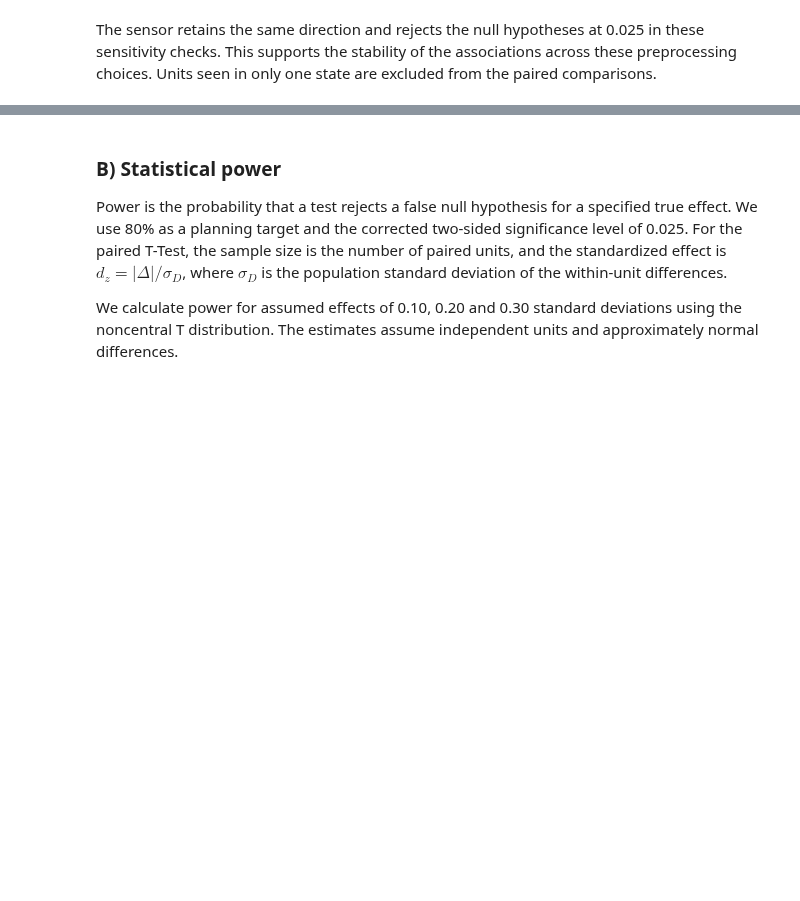
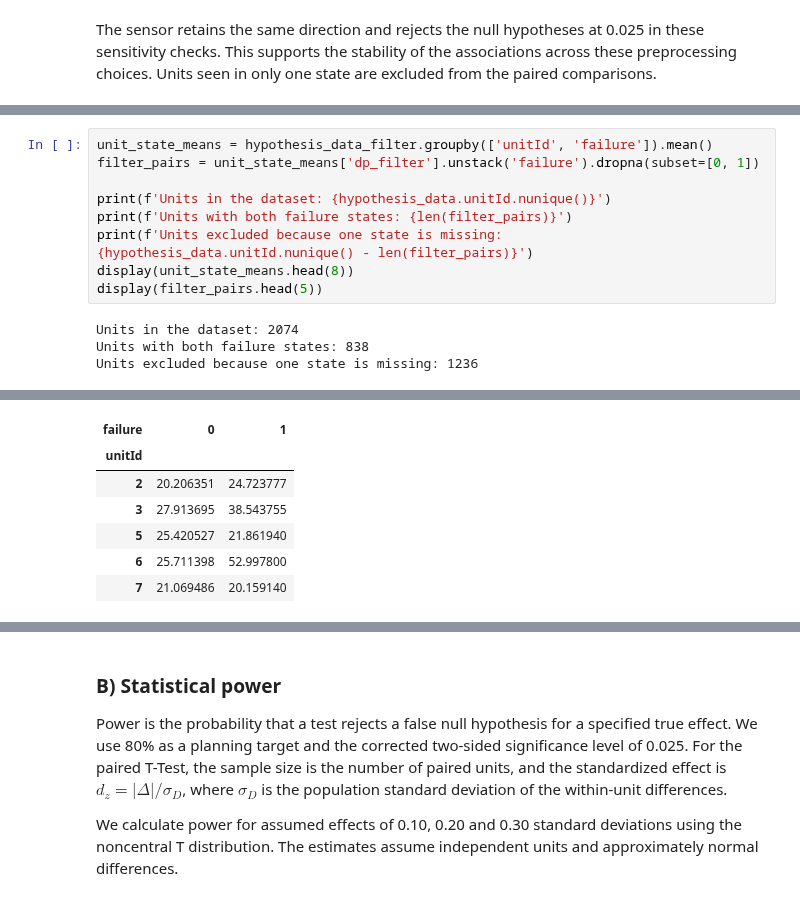
Before and after one commit to zigo-matej/iau_project, a Jupyter notebook: phase_01.ipynb, the cells around one changed output, grey strips where cells are left out. Drawn from its saved outputs; the diff is of its cells as text; blank space fills up the shorter version.

```diff
--- a/phase_01.ipynb
+++ b/phase_01.ipynb
@@ -1541,0 +1555,13 @@ The sensor retains the same direction and rejects the null hypotheses at 0.025 i
+# %%
+unit_state_means = hypothesis_data_filter.groupby(['unitId', 'failure']).mean()
+filter_pairs = unit_state_means['dp_filter'].unstack('failure').dropna(subset=[0, 1])
+
+print(f'Units in the dataset: {hypothesis_data.unitId.nunique()}')
+print(f'Units with both failure states: {len(filter_pairs)}')
+print(f'Units excluded because one state is missing: {hypothesis_data.unitId.nunique() - len(filter_pairs)}')
+display(unit_state_means.head(8))
+display(filter_pairs.head(5))
+# %% [output]
+Units in the dataset: 2074
+Units with both failure states: 838
+Units excluded because one state is missing: 1236
@@ -1541,0 +1578,7 @@ The sensor retains the same direction and rejects the null hypotheses at 0.025 i
+| failure | 0 | 1 |
+| unitId |  |  |
+| 2 | 20.206351 | 24.723777 |
+| 3 | 27.913695 | 38.543755 |
+| 5 | 25.420527 | 21.861940 |
+| 6 | 25.711398 | 52.997800 |
+| 7 | 21.069486 | 20.159140 |
```
Also changed, not shown: parts of 19 cells of this notebook.
